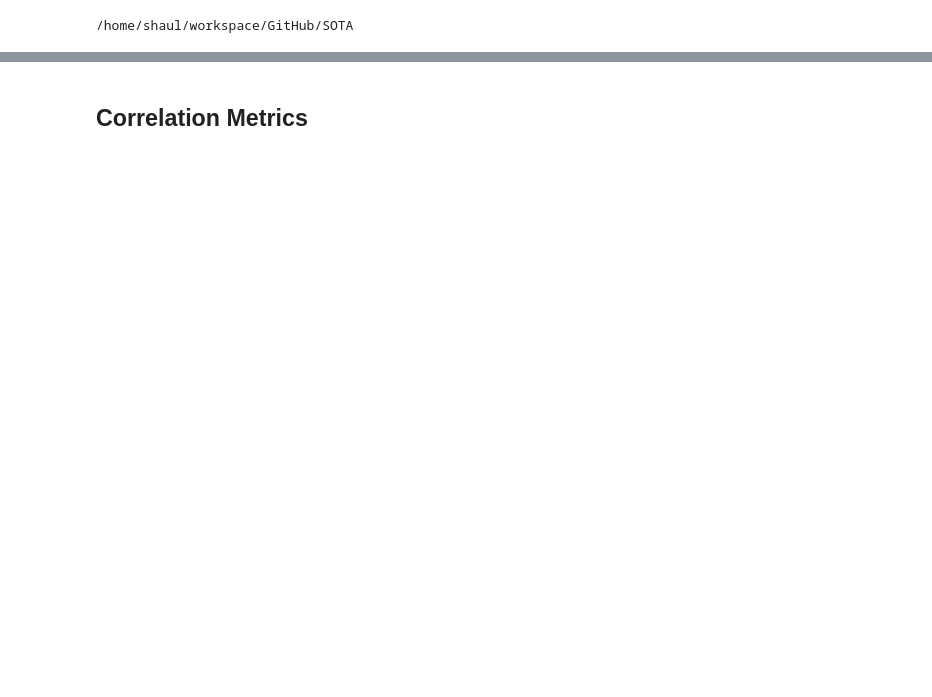
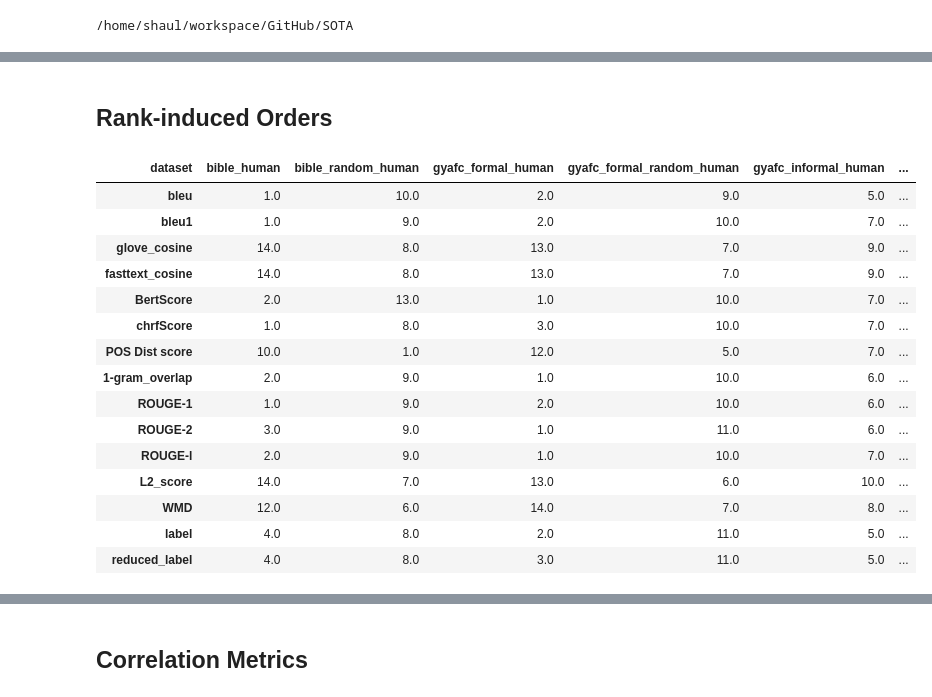
Before and after one commit to Hernanros/SOTA, a Jupyter notebook: notebooks/exploration/[SS]Correlation_with_filtered.ipynb, the cells around one changed output, grey strips where cells are left out. Drawn from its saved outputs; the diff is of its cells as text; code cells hidden in the pictures; blank space fills up the shorter version.

```diff
--- a/notebooks/exploration/[SS]Correlation_with_filtered.ipynb
+++ b/notebooks/exploration/[SS]Correlation_with_filtered.ipynb
@@ -29,8 +37,14 @@ cd {PATH_ROOT}
 # %%
 df = pd.read_csv('/home/shaul/workspace/GitHub/SOTA/data/full_DS/full_metrics.csv', index_col= 0)
+
+df.dropna(inplace=True)
+
 with open('/home/shaul/workspace/GitHub/SOTA/data/other/ba_all.txt','r+') as f:
     list_ba = f.read().splitlines()
 df_filtered = df[~df.annotator.isin(list_ba)]
 # %%
 non_metric_columns = ['text1','text2','label','dataset','random','duration','total_seconds','pair_id','reduced_label','annotator','radical','radical_random','radical_non_random','radical_or_centralist','num_labels','bad_annotator']
-categories = ['dataset', 'random','radical_or_centralist']
+categories = ['dataset', 'random'] #['radical_or_centralist']
+
+metrics = [x for x in df.columns if x not in non_metric_columns]
+all_labels = metrics + ['label'] + ['reduced_label']
@@ -36,0 +58,24 @@ categories = ['dataset', 'random','radical_or_centralist']
+# %% [markdown]
+## Rank-induced Orders
+# %%
+rank_induced_base = df.groupby('dataset')[all_labels].mean().rank(ascending=False).T
+rank_induced_filt = df_filtered.groupby('dataset')[all_labels].mean().rank(ascending=False).T
+# %%
+rank_induced_base
+# %% [output]
+| dataset | bible_human | bible_random_human | gyafc_formal_human | gyafc_formal_random_human | gyafc_informal_human | ... |
+| bleu | 1.0 | 10.0 | 2.0 | 9.0 | 5.0 | ... |
+| bleu1 | 1.0 | 9.0 | 2.0 | 10.0 | 7.0 | ... |
+| glove_cosine | 14.0 | 8.0 | 13.0 | 7.0 | 9.0 | ... |
+| fasttext_cosine | 14.0 | 8.0 | 13.0 | 7.0 | 9.0 | ... |
+| BertScore | 2.0 | 13.0 | 1.0 | 10.0 | 7.0 | ... |
+| chrfScore | 1.0 | 8.0 | 3.0 | 10.0 | 7.0 | ... |
+| POS Dist score | 10.0 | 1.0 | 12.0 | 5.0 | 7.0 | ... |
+| 1-gram_overlap | 2.0 | 9.0 | 1.0 | 10.0 | 6.0 | ... |
+| ROUGE-1 | 1.0 | 9.0 | 2.0 | 10.0 | 6.0 | ... |
+| ROUGE-2 | 3.0 | 9.0 | 1.0 | 11.0 | 6.0 | ... |
+| ROUGE-l | 2.0 | 9.0 | 1.0 | 10.0 | 7.0 | ... |
+| L2_score | 14.0 | 7.0 | 13.0 | 6.0 | 10.0 | ... |
+| WMD | 12.0 | 6.0 | 14.0 | 7.0 | 8.0 | ... |
+| label | 4.0 | 8.0 | 2.0 | 11.0 | 5.0 | ... |
+| reduced_label | 4.0 | 8.0 | 3.0 | 11.0 | 5.0 | ... |
```
Also changed, not shown: parts of 14 cells of this notebook, 1 other file.
